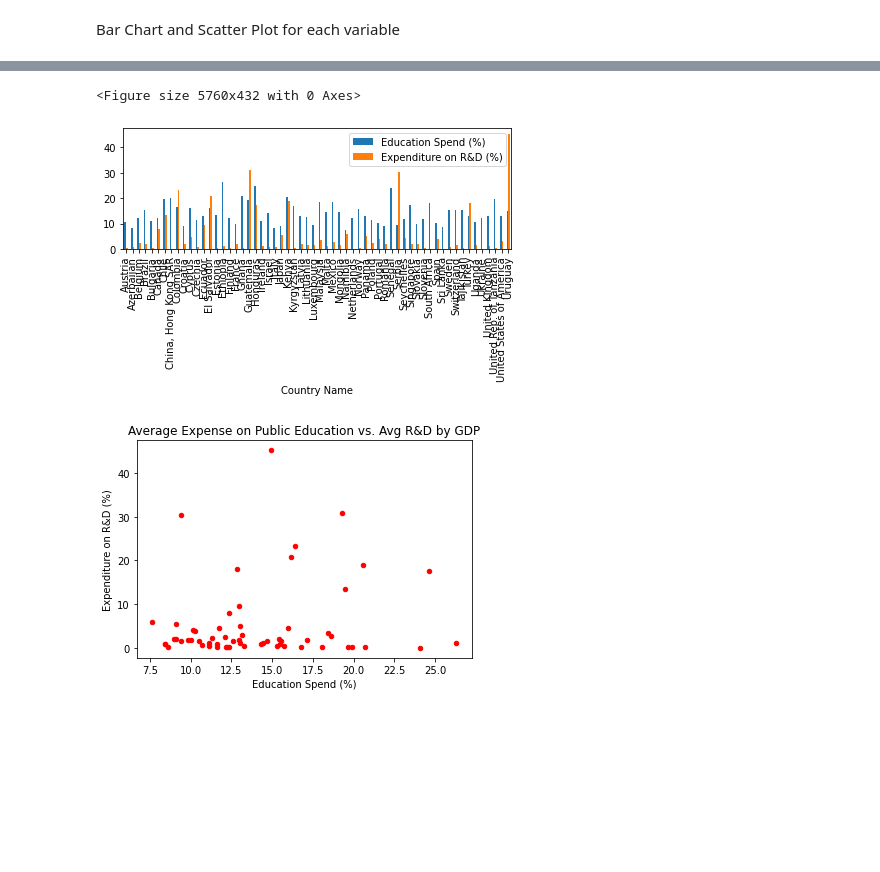
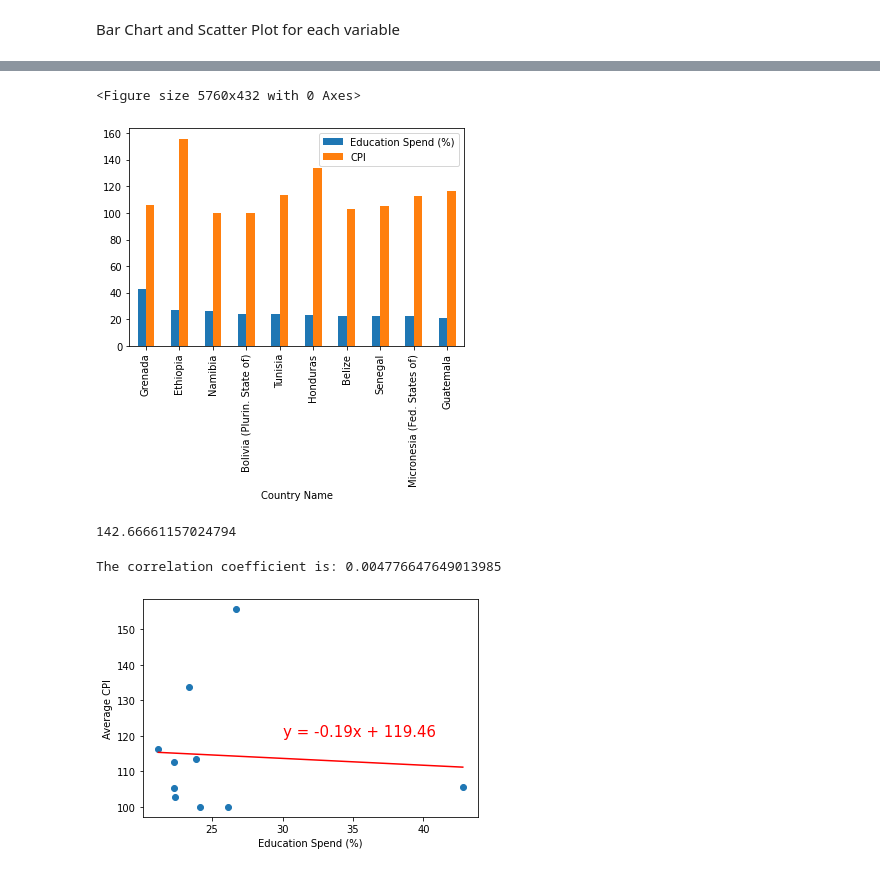
Before and after one commit to ZKeller22/UCI-Project-1-Group-6, a Jupyter notebook: project_main.ipynb, the cells around one changed output, grey strips where cells are left out. Cells and saved outputs as stored; diff of their text form; code cells hidden in the pictures; blank space fills up the shorter version.

Commit message:
bar charts and linear regression

```diff
--- a/project_main.ipynb
+++ b/project_main.ipynb
@@ -362,0 +11,5 @@ public_education_rnd_gdp.to_csv('data_source/merge_data/public_education_rnd_gdp
+# %%
+#Read in the merged datafram files
+merge1 = pd.read_csv("data_source/merge_data/public_education_cpi.csv")
+public_education_cpi = pd.DataFrame(merge1)
+public_education_cpi.head()
@@ -608,24 +75,38 @@ plt.show()
-# %%
-#Bar and Scatter Chart for Education Expense v R&D
-
-#Eliminate data prior to 2010
-public_education_rnd_clean = public_education_rnd_gdp.loc[(public_education_rnd_gdp["Year"]>2009)]
-#Find the mean for Public Education Expense and R&D and create merged dataframe
-public_education_expense_rnd_mean = public_education_rnd_clean.groupby('Country Name').mean()['Education Spend (%)']
-rnd_mean = public_education_rnd_clean.groupby('Country Name').mean()['Expenditure on R&D (%)']
-education_expense_rnd_df = pd.merge(public_education_expense_rnd_mean, rnd_mean, on='Country Name')
-
-#Create Bar Chart
-plt.figure(figsize = (80,6))
-education_expense_rnd_df.plot.bar()
-plt.tight_layout()
-plt.show()
-# %% [output]
-<Figure size 5760x432 with 0 Axes>
-[figure, removed]
-# %%
-#Create Scatter Chart - R&D
-education_expense_rnd_df.plot(kind='scatter', x='Education Spend (%)', y='Expenditure on R&D (%)', title='Average Expense on Public Education vs. Avg R&D by GDP', marker='o', color='r')
-plt.show()
-# %% [output]
-[figure, removed]
+# %%
+#Bar and Scatter Chart for Education Expense v CPI.
+
+#Eliminate data prior to 2010
+public_education_cpi_clean = public_education_cpi.loc[(public_education_cpi["Year"]>2009)]
+#Find the mean for Public Education Expense and CPI and create merged dataframe
+public_education_expense_mean = public_education_cpi_clean.groupby('Country Name').mean()['Education Spend (%)']
+cpi_mean = public_education_cpi_clean.groupby('Country Name').mean()['CPI']
+education_expense_cpi_df = pd.merge(public_education_expense_mean, cpi_mean, on='Country Name')
+education_expense_cpi_df = education_expense_cpi_df.nlargest(10,"Education Spend (%)")
+
+#Create Bar Chart
+plt.figure(figsize = (80,6))
+education_expense_cpi_df.plot.bar()
+plt.show()
+
+public_education_cpi_clean['CPI'].mean()
+# %% [output]
+<Figure size 5760x432 with 0 Axes>
+[figure, added]
+142.66661157024794
+# %%
+#Linear Regression and Correlation Coefficient - CPI
+x_values = education_expense_cpi_df['Education Spend (%)']
+y_values = education_expense_cpi_df["CPI"]
+(slope, intercept, rvalue, pvalue, stderr) = linregress(x_values, y_values)
+regress_values = x_values * slope + intercept
+line_eq = "y = " + str(round(slope,2)) + "x + " + str(round(intercept,2))
+plt.scatter(x_values,y_values)
+plt.plot(x_values, regress_values, "r")
+plt.annotate(line_eq,(30,120), fontsize=15, color='r')
+plt.xlabel('Education Spend (%)')
+plt.ylabel('Average CPI')
+print(f"The correlation coefficient is: {rvalue**2}")
+plt.show()
+# %% [output]
+The correlation coefficient is: 0.004776647649013985
+[figure, added]
```
Also changed, not shown: parts of 66 cells of this notebook.
